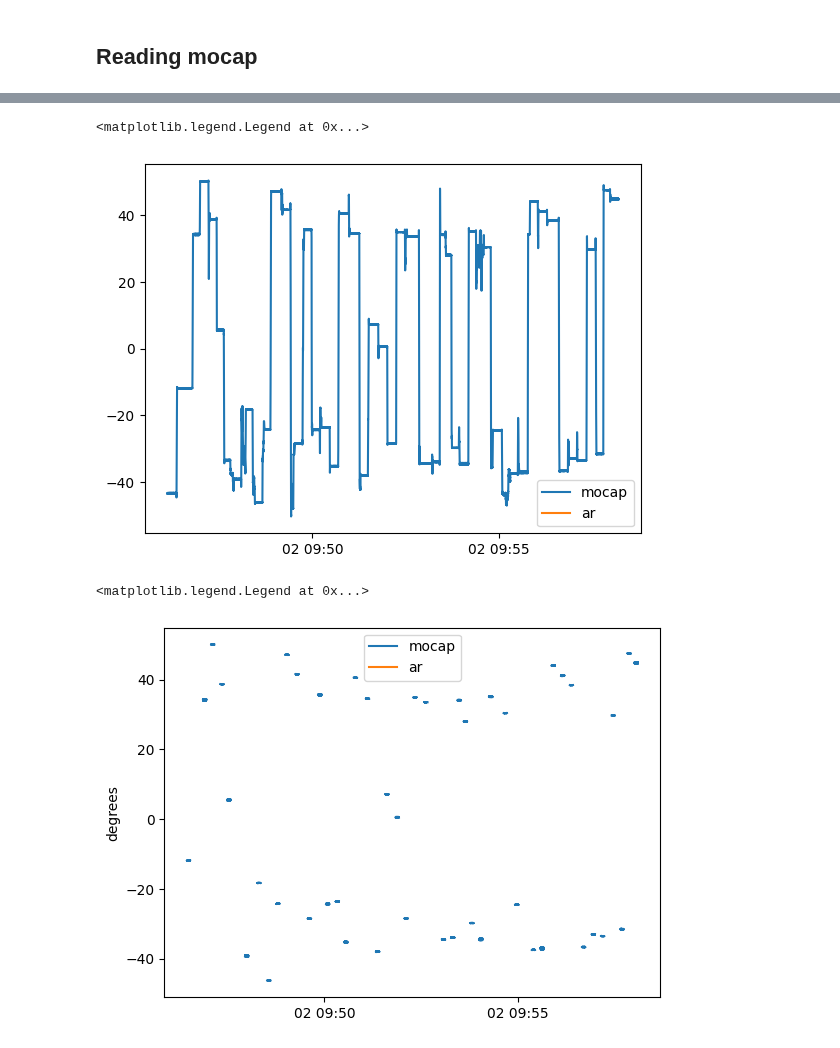
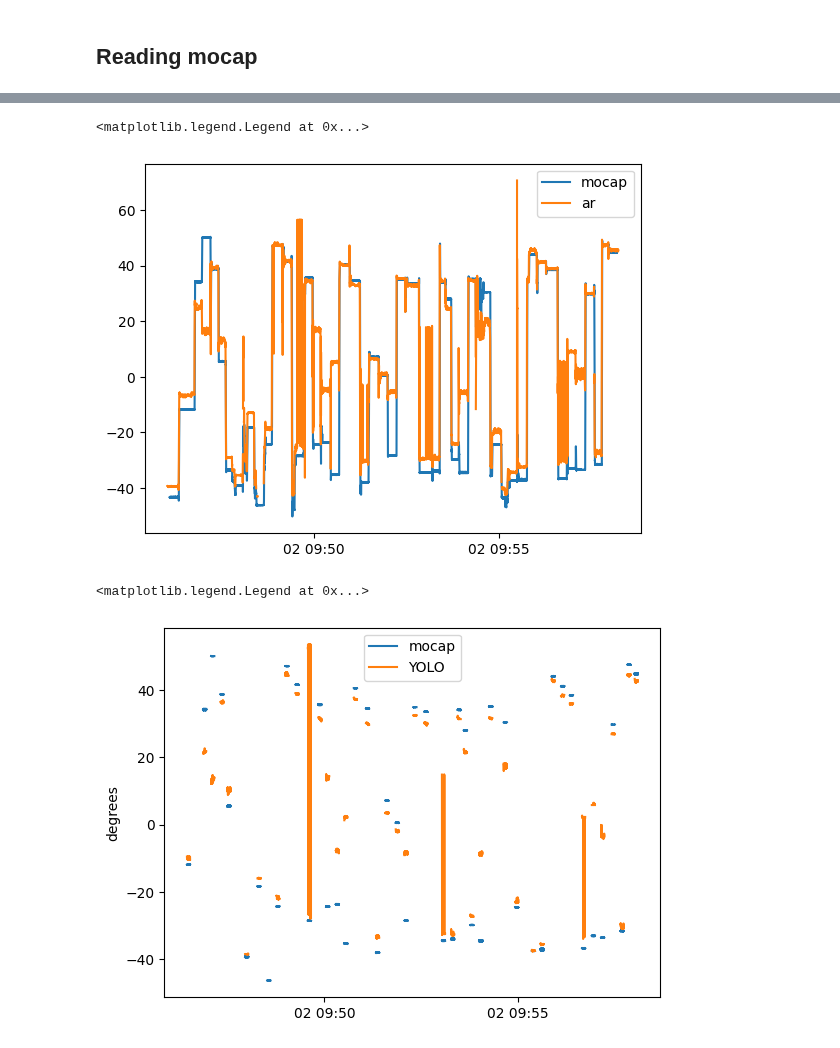
Before and after one commit to SujithChristopher/armbo, a Jupyter notebook: speed_bins/angle_analysis_yolo.ipynb, the cells around one changed output, grey strips where cells are left out. Saved outputs shown, nothing was run; the diff lists cells and outputs as text; code cells hidden in the pictures.

```diff
--- a/speed_bins/angle_analysis_yolo.ipynb
+++ b/speed_bins/angle_analysis_yolo.ipynb
@@ -129,7 +129,6 @@ ts_unpacker = mp.Unpacker(ts_file, object_hook=mpn.decode)
 for ts_data in ts_unpacker:
     ts.append(ts_data)
 # %%
-
 #TODO: it dosen't work for case where we have repeated marker value + 1 adidtional marker detection
 
 _video_pth = os.path.join(_base_pth,_folder_name,"webcam_color.msgpack")
@@ -147,11 +146,12 @@ for _frame in tqdm(_video_data):
 
     shape = _frame.shape
     gray = cv2.cvtColor(_frame, cv2.COLOR_BGR2GRAY)
-
+    ids = []
     # YOLO
     modelcorners = []
     yolo_results = yolo_model.predict(_frame, verbose=False, conf = 0.8, half = True)[0]
     _mid, counts = np.unique(yolo_results.boxes.cls.cpu(), return_counts=True)
+    # break
     if counts.size == 0:
         NO_DETECTION = True
     elif max(counts) > 1 and _mid.size == 1:
@@ -166,8 +166,6 @@ for _frame in tqdm(_video_data):
     if not NO_DETECTION: # if there are any detections else None
         _idx = yolo_results.boxes.cls.cpu().numpy()
 
-        _mid, counts = np.unique(_idx, return_counts=True)
-        ids = []
 
         if max(counts) > 1:
             match _mid:
@@ -194,7 +192,7 @@ for _frame in tqdm(_video_data):
 
     if len(modelcorners) != 0: # if there are any detections else skip
         try:
-            y_rvec, y_tvec = estimatePoseSingleMarkers(modelcorners, marker_points, _webcam_cam_mat, _webcam_dist)
+            y_rvec, y_tvec = estimatePoseSingleMarkers(modelcorners, 0.05, _webcam_cam_mat, _webcam_dist)
         except:
             ids = None
 
@@ -339,19 +332,19 @@ f = interp1d(ar_df['time'].dt.epoch(), ar_df['trigger'], kind='linear', fill_val
 mocap_trigger = f(_m_df['time'].dt.epoch())
 # %%
 plt.plot(_mocap_df['time'], -_ang[:,1], label = 'mocap')
-plt.plot(ar_df['time'], _theta_y + 43, label = 'ar')
+plt.plot(ar_df['time'], _theta_y + 46, label = 'ar')
 plt.legend()
 # %% [output]
 <matplotlib.legend.Legend at 0x...>
-[figure, old version]
+[figure, new version]
 # %%
 plt.plot(_mocap_df['time'], -_ang[:,1]* mocap_trigger, label="mocap")
-plt.plot(ar_df['time'], (_theta_y + 43)*ar_df['trigger'], label="ar")
+plt.plot(ar_df['time'], (_theta_y + 43)*ar_df['trigger'], label="YOLO")
 plt.ylabel('degrees')
 plt.legend()
 # %% [output]
 <matplotlib.legend.Legend at 0x...>
-[figure, old version]
+[figure, new version]
 # %%
 ar_f = interp1d(ar_df['time'].dt.epoch(), _theta_y, kind='linear', fill_value='extrapolate')
 ar_ang = ar_f(_m_df['time'].dt.epoch())
```
Also changed, not shown: parts of 8 cells of this notebook, 7 other files.
